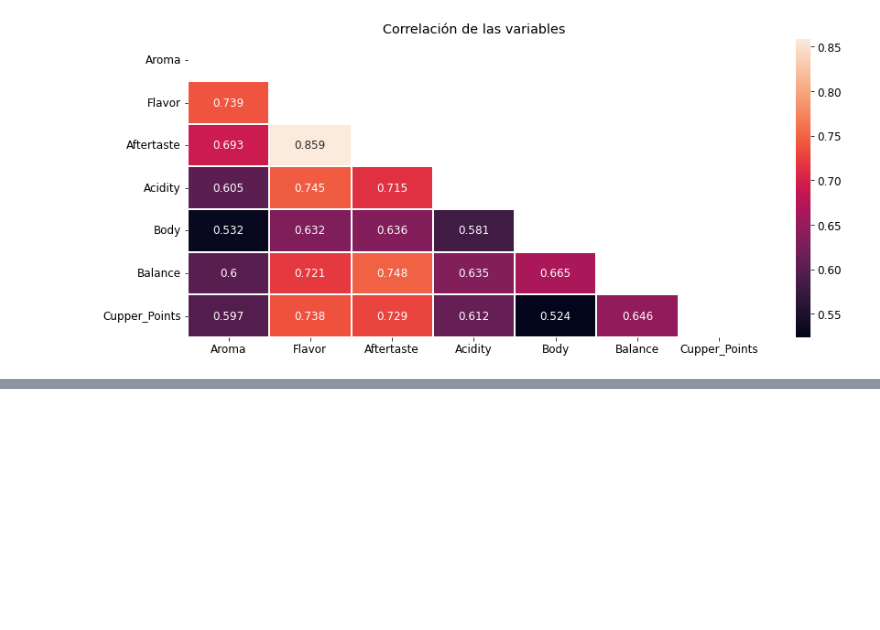
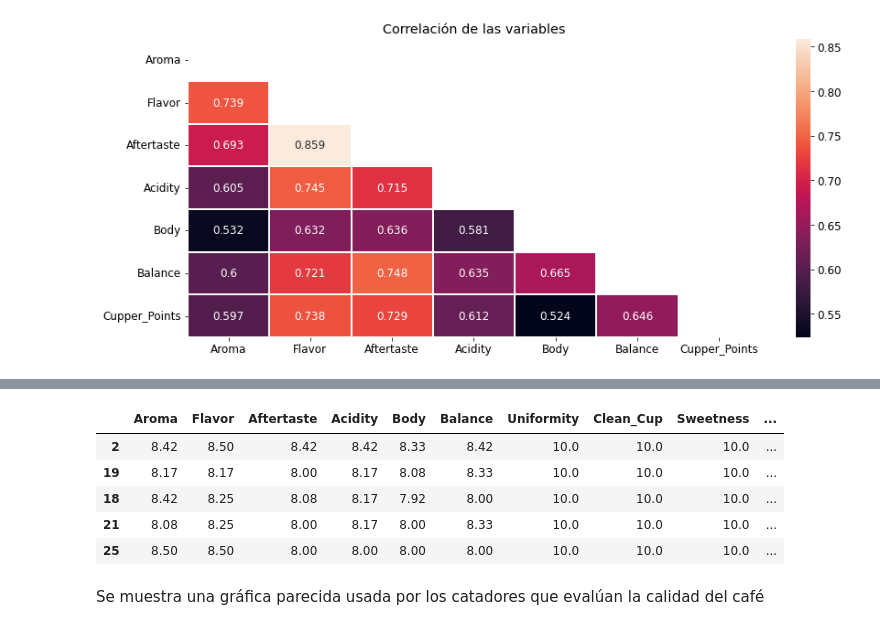
Before and after one commit to romeroelena16/PythonAnalytics, a Jupyter notebook: src/eda.ipynb, the cells around one changed output, grey strips where cells are left out. Drawn from its saved outputs; the diff is of its cells as text; code cells hidden in the pictures; blank space fills up the shorter version.

```diff
--- a/src/eda.ipynb
+++ b/src/eda.ipynb
@@ -753,0 +794,4 @@ El Flavor, Aftertaste, acidity, body, Balance, Cupper_Points, afectann positivam
+# %%
+var_calidad = ['Variety','Total_Cup_Points']
+Variables_Calidad_Cafe.extend(var_calidad)
+Variables_Calidad_Cafe
@@ -753,0 +811,13 @@ El Flavor, Aftertaste, acidity, body, Balance, Cupper_Points, afectann positivam
+# %%
+alta_calidad = df_main[Variables_Calidad_Cafe][(df_main.Total_Cup_Points >84) &
+                                        (df_main.Variety != 'Other') &
+                                        (df_main.Variety != 'Other_2')].sort_values(by='Total_Cup_Points',ascending=False).head(5)
+# %%
+alta_calidad
+# %% [output]
+|  | Aroma | Flavor | Aftertaste | Acidity | Body | Balance | Uniformity | Clean_Cup | Sweetness | ... |
+| 2 | 8.42 | 8.50 | 8.42 | 8.42 | 8.33 | 8.42 | 10.0 | 10.0 | 10.0 | ... |
+| 19 | 8.17 | 8.17 | 8.00 | 8.17 | 8.08 | 8.33 | 10.0 | 10.0 | 10.0 | ... |
+| 18 | 8.42 | 8.25 | 8.08 | 8.17 | 7.92 | 8.00 | 10.0 | 10.0 | 10.0 | ... |
+| 21 | 8.08 | 8.25 | 8.00 | 8.17 | 8.00 | 8.33 | 10.0 | 10.0 | 10.0 | ... |
+| 25 | 8.50 | 8.50 | 8.00 | 8.00 | 8.00 | 8.00 | 10.0 | 10.0 | 10.0 | ... |
@@ -753,0 +859,2 @@ El Flavor, Aftertaste, acidity, body, Balance, Cupper_Points, afectann positivam
+# %% [markdown]
+Se muestra una gráfica parecida usada por los catadores que evalúan la calidad del café
```
Also changed, not shown: parts of 27 cells of this notebook, 2 other files.
